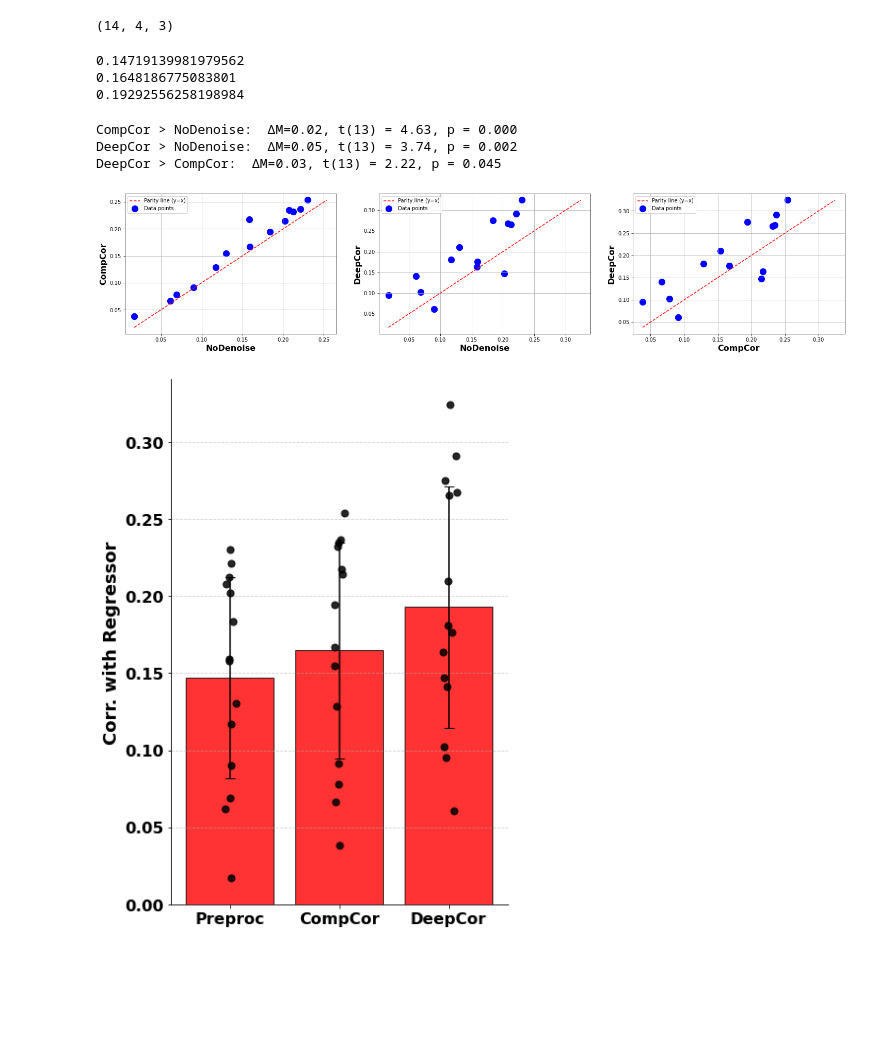
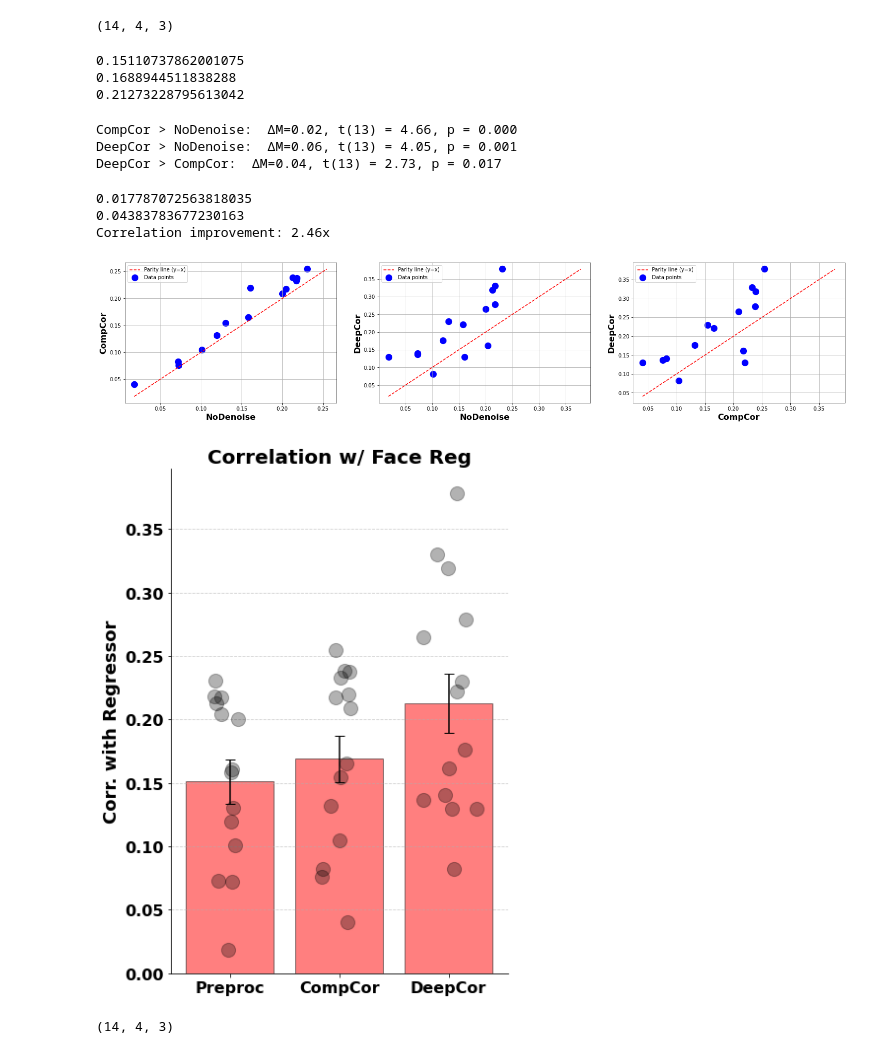
Before and after one commit to Aglinskas/BC-ABCD-denoise, a Jupyter notebook: Code/091-analyze-deepcor-forrest-02.ipynb, the cells around one changed output. Drawn from its saved outputs; the diff is of its cells as text; code cells hidden in the pictures; blank space fills up the shorter version.

Commit message:
updates face analyzes (linreg only face)

```diff
--- a/Code/091-analyze-deepcor-forrest-02.ipynb
+++ b/Code/091-analyze-deepcor-forrest-02.ipynb
@@ -52,17 +52,20 @@ a
  'test',
  'test-lin']
 # %%
-#analysis_name = 'DeepCor-Forrest-face-v1'
+analysis_name = 'DeepCor-Forrest-face-v1'
 #analysis_name = 'DeepCor-ABCD-v1'
 #analysis_name = 'DeepCor-Forrest-ablations-06-noAll'
 #analysis_name = 'DeepCor-Forrest-ablations-06-noAll-v2'
-analysis_name = 'YuOrig-00-orig'
+#analysis_name = 'YuOrig-00-orig'
+#analysis_name = 'DeepCor-Forrest-ablations-00-baseline'
+analysis_name = 'DeepCor-Forrest-ablations-06-noAll-v2'
 analysis_dir = os.path.join('../Data/StudyForrest/ensembles_last_CVAE/',analysis_name)
 # %%
 #dict_keys(['recon', 'recon_coords', 'signal', 'signal_coords', 'noise', 'noise_coords', 'ffa', 'ffa_coords', 'ffa_compcorr', 'face_reg', 'place_reg', 'confounds'])
 # %%
 indir = '../Data/StudyForrest/fmriprep/'
 subs = [s for s in os.listdir(indir) if all((s.startswith('sub'),not s.endswith('.html')))]
+subs.sort()
 n = len(subs)
 events_fn_temp = '../Data/StudyForrest/events/{sub}_ses-localizer_task-objectcategories_run-{r}_events.tsv'
 # %%
@@ -187,17 +190,27 @@ print(vec_ffa.mean())
 print(vec_compcor.mean())
 print(vec_deepcor.mean())
 # %% [output]
-0.14719139981979562
-0.1648186775083801
-0.19292556258198984
+0.15110737862001075
+0.1688944511838288
+0.21273228795613042
 # %%
 pretty_t_test(vec_compcor,vec_ffa,'CompCor > NoDenoise: ')
 pretty_t_test(vec_deepcor,vec_ffa,'DeepCor > NoDenoise: ')
 pretty_t_test(vec_deepcor,vec_compcor,'DeepCor > CompCor: ')
 # %% [output]
-CompCor > NoDenoise:  ΔM=0.02, t(13) = 4.63, p = 0.000
-DeepCor > NoDenoise:  ΔM=0.05, t(13) = 3.74, p = 0.002
-DeepCor > CompCor:  ΔM=0.03, t(13) = 2.22, p = 0.045
+CompCor > NoDenoise:  ΔM=0.02, t(13) = 4.66, p = 0.000
+DeepCor > NoDenoise:  ΔM=0.06, t(13) = 4.05, p = 0.001
+DeepCor > CompCor:  ΔM=0.04, t(13) = 2.73, p = 0.017
+# %%
+d1=vec_compcor.mean()-vec_ffa.mean()
+d2=vec_deepcor.mean()-vec_compcor.mean()
+print(d1)
+print(d2)
+print(f'Correlation improvement: {d2/d1:.2f}x')
+# %% [output]
+0.017787072563818035
+0.04383783677230163
+Correlation improvement: 2.46x
 # %%
 def plot_scatter(vec1,vec2,xlabel='',ylabel='',title=''):
 #    plt.figure(figsize=(8, 6))
@@ -223,9 +236,9 @@ plt.subplot(1,3,1);plot_scatter(vec_ffa,vec_compcor,xlabel='NoDenoise',ylabel='C
 plt.subplot(1,3,2);plot_scatter(vec_ffa,vec_deepcor,xlabel='NoDenoise',ylabel='DeepCor',title='')
 plt.subplot(1,3,3);plot_scatter(vec_compcor,vec_deepcor,xlabel='CompCor',ylabel='DeepCor',title='')
 # %% [output]
-[figure, old version]
+[figure, new version]
 # %%
-def pretty_bar_plot(arrs,group_labels,bar_color):
+def pretty_bar_plot(arrs,group_labels,bar_color,title=''):
     # Organize data into a list for easy looping
     #arrs = [face_preproc_vals, face_compcor_vals, face_signal_vals]
     #group_labels = ['Face Preproc', 'Face CompCor', 'Face Signal']
@@ -233,6 +246,7 @@ def pretty_bar_plot(arrs,group_labels,bar_color):
     # Calculate means and standard deviations
     means = np.array([arr.mean() for arr in arrs])
     stds = np.array([arr.std() for arr in arrs])
+    stds = stds / np.sqrt(len(arrs[0]))
     xs = np.arange(len(arrs))  # positions for each bar
 
     # Set the desired color for the bars (change this variable as needed)
@@ -243,14 +257,14 @@ def pretty_bar_plot(arrs,group_labels,bar_color):
 
     # Plot bars with error bars
     bar_container = plt.bar(xs, means, yerr=stds, capsize=5,
-                            color=bar_color, edgecolor='black', alpha=0.8)
+                            color=bar_color, edgecolor='black', alpha=0.5)
 
     # Overlay individual data points with jitter to avoid overlap.
     for i, arr in enumerate(arrs):
         # Add a little random jitter to the x-positions so points don't overlay exactly.
-        jitter = np.random.normal(0, 0.03, size=len(arr))
+        jitter = np.random.normal(0, 0.1, size=len(arr))
         plt.scatter(np.full(len(arr), xs[i]) + jitter, arr,
-                    color='black', zorder=5, s=50, alpha=0.85)
+                    color='black', zorder=5, s=200, alpha=0.3)
 
     # Increase font sizes and set text bold for clarity in print.
     plt.xticks(xs, group_labels, fontsize=16, fontweight='bold')
@@ -269,6 +283,7 @@ def pretty_bar_plot(arrs,group_labels,bar_color):
         label.set_fontsize(16)
         label.set_fontweight('bold')
 
+    plt.title(title,fontsize=20, fontweight='bold')
     plt.tight_layout()
     plt.show()
 # %%
@@ -282,5 +293,8 @@ bar_color = 'red'
 # %%
+arrs = [face_preproc_vals,face_compcor_vals,face_signal_vals]
+group_labels = ['Preproc','CompCor','DeepCor']
+bar_color = 'red'
 plt.figure(figsize=(6,8))
-pretty_bar_plot(arrs,group_labels,bar_color)
+pretty_bar_plot(arrs,group_labels,bar_color,title='Correlation w/ Face Reg')
 # %% [output]
-[figure, old version]
+[figure, new version]
@@ -286,0 +333,4 @@ pretty_bar_plot(arrs,group_labels,bar_color)
+# %%
+contrast_res.shape
+# %% [output]
+(14, 4, 3)
```
Also changed, not shown: parts of 15 cells of this notebook, 2 other files.
